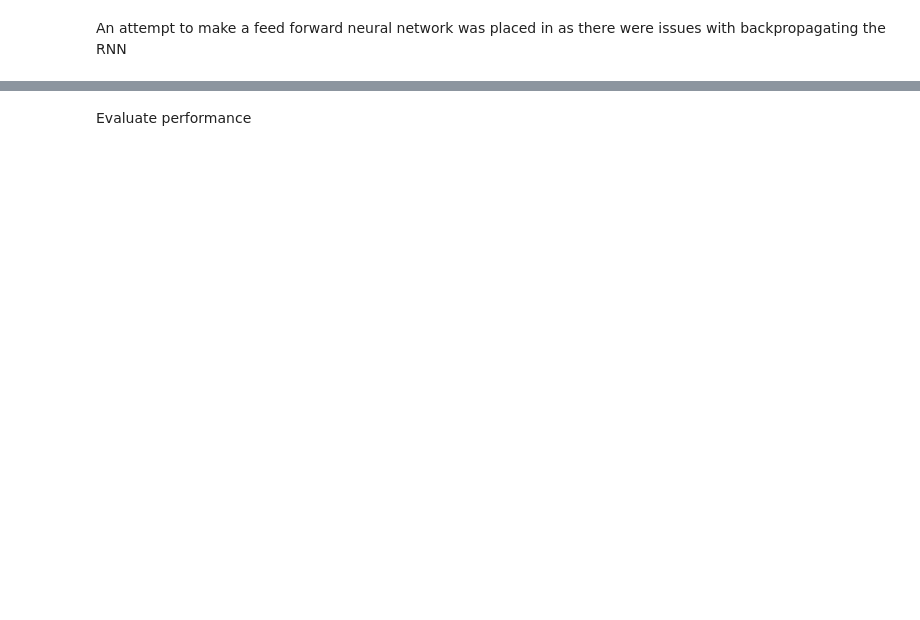
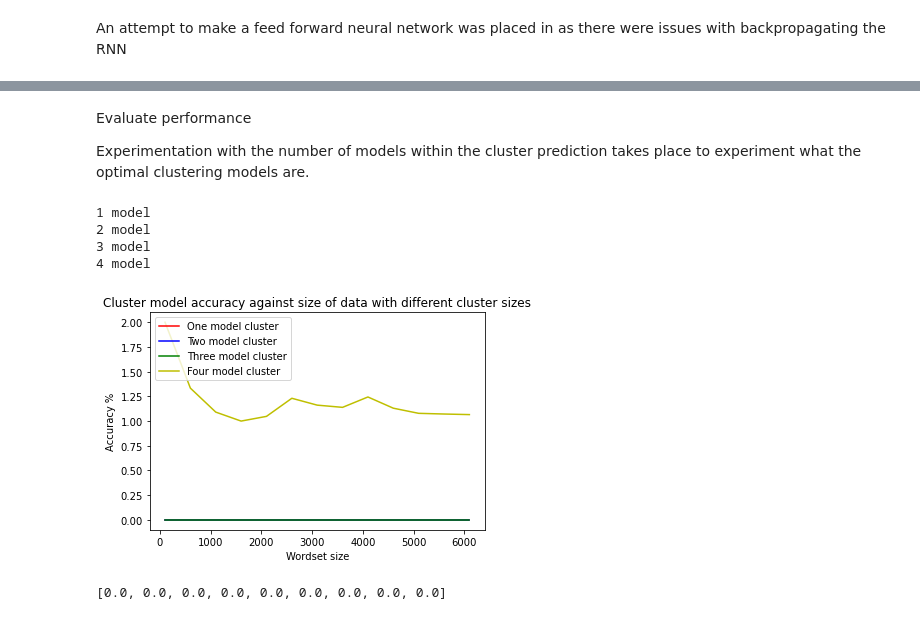
Before and after one commit to shepai/AI-code, a Jupyter notebook: main.ipynb, the cells around one changed output, grey strips where cells are left out. Drawn from its saved outputs; the diff is of its cells as text; code cells hidden in the pictures; blank space fills up the shorter version.

Commit message:
n gram testing

```diff
--- a/main.ipynb
+++ b/main.ipynb
@@ -375,7 +314,9 @@ def most_common(lst):
     return max_item
 def clusterPredict(sentence,mod1,mod2,mod3):
     firstLast,secondLast,thirdLast=sentence[-1],sentence[-2],sentence[-3]
-    preds1,preds2,preds3=[mod1.get_predict(firstLast),mod2.get_predict(firstLast+"-"+secondLast),mod3.get_predict(firstLast+"-"+secondLast+"-"+thirdLast)]
+    preds1,preds2,preds3=[mod1.get_predict(firstLast),
+    mod2.get_predict(firstLast+"-"+secondLast),
+    mod3.get_predict(firstLast+"-"+secondLast+"-"+thirdLast)]
     words=[]
     multiplier=1
     for dict in [preds1,preds2,preds3]: #loop through all predictions
@@ -401,2 +342,71 @@ Cluster Accuracy: 2.4769992922859165 %
-# %% [markdown]
-Evaluate performance
+# %% [markdown]
+Evaluate performance
+
+Experimentation with the number of models within the cluster prediction takes place to experiment what the optimal clustering models are.
+# %%
+def clusterPredictX(sentence,mods):
+    words=[sentence[-1],sentence[-2],sentence[-3],sentence[-4]]
+    preds=[]
+    for i,mod in enumerate(mods):
+        s=""
+        for w in words:
+            s=w+"-"+s
+        preds.append(mod.get_predict(s[:-1]))
+    words=[]
+    multiplier=1
+    for dict in preds: #loop through all predictions
+        if dict!="no word found":
+            for key in dict:
+                for i in range(dict[key]*multiplier):
+                    words.append(key) #add multiple times if occurs multiple
+        multiplier+=1
+    return most_common(words) #get most common word in list
+sentence=train_words[0].split()
+
+acc_=[]
+sizes=[]
+NUM = len(train_words)
+num_models=4
+for i in range(num_models): #get model sizes
+    print(str(i+1)+" model")
+    s=[]
+    a=[]
+    for word_set in range(100,601,500): #get sample sizes
+        unigram=n_gram(train_words.copy()[0:word_set],1)
+        bigram=n_gram(train_words.copy()[0:word_set],2)
+        trigram=n_gram(train_words.copy()[0:word_set],3)
+        quadgram=n_gram(train_words.copy()[0:word_set],4)
+        models=[unigram,bigram,trigram,quadgram]
+        mods=models[0:i+1] #get increasing size
+
+        acc=0
+        num=len(train_words[0:word_set])
+        for k in range(num): #loop through words
+            sent=train_words[k].split()
+            if len(sent)>=5:
+                pred=clusterPredictX(sent[0:-1],mods)
+                if sent[-1]==pred: acc+=1
+        a.append(acc/num *100)
+        s.append(word_set)
+    acc_.append(a.copy())
+    sizes.append(s.copy())
+
+plt.title("Cluster model accuracy against size of data with different cluster sizes")
+plt.plot(sizes[0],acc_[0],c="r",label="One model cluster")
+plt.plot(sizes[1],acc_[1],c="b",label="Two model cluster")
+plt.plot(sizes[2],acc_[2],c="g",label="Three model cluster")
+plt.plot(sizes[3],acc_[3],c="y",label="Four model cluster")
+plt.ylabel("Accuracy %")
+plt.xlabel("Wordset size")
+plt.legend(loc="upper left")
+plt.show()
+# %% [output]
+1 model
+2 model
+3 model
+4 model
+[figure, added]
+# %%
+acc_[1]
+# %% [output]
+[0.0, 0.0, 0.0, 0.0, 0.0, 0.0, 0.0, 0.0, 0.0]
```
Also changed, not shown: parts of 8 cells of this notebook.
